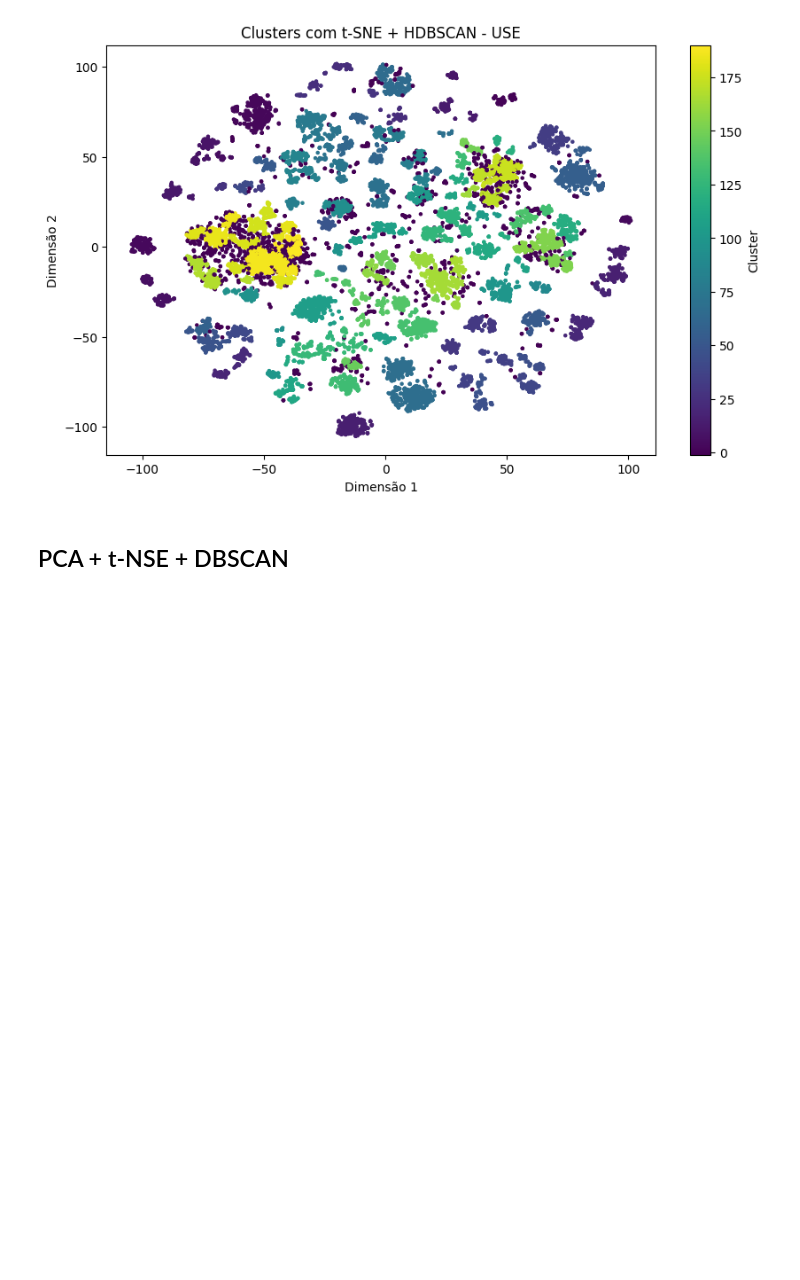
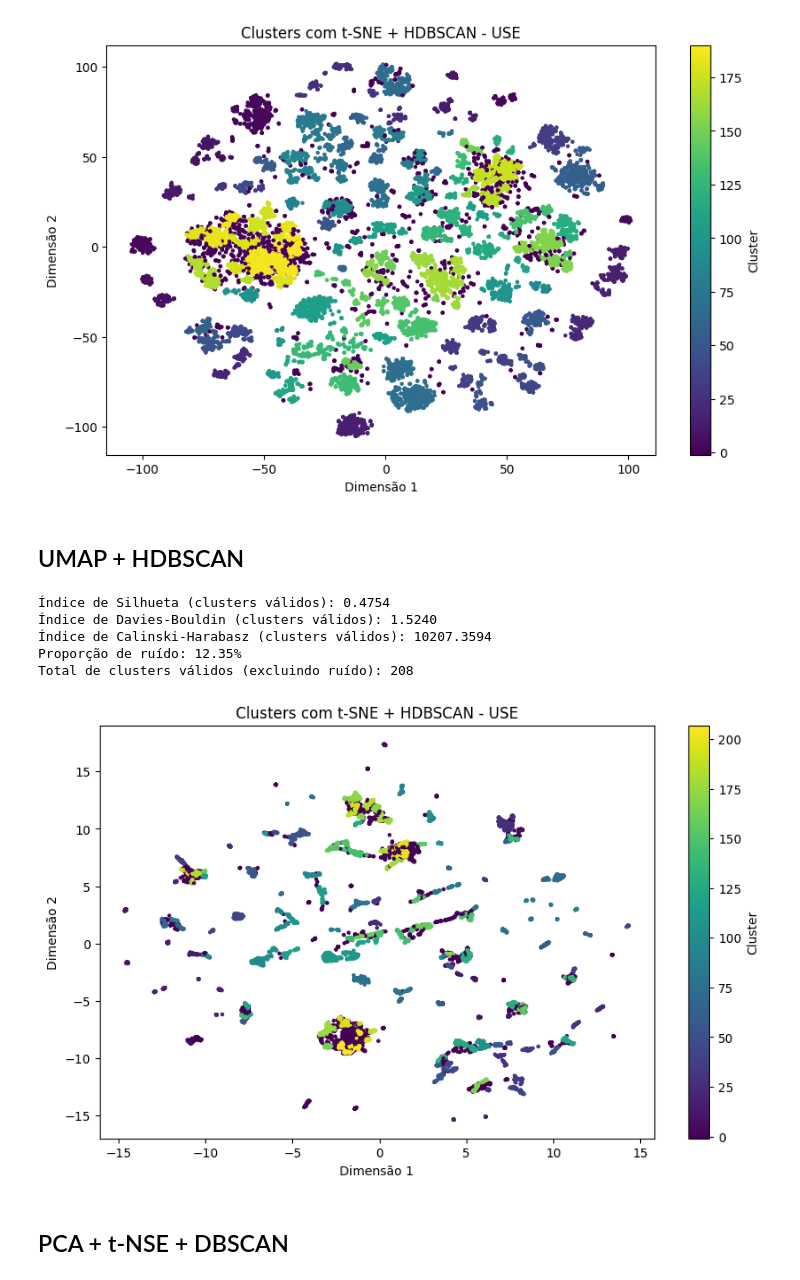
Before and after one commit to aqcorreia/PPCA-MD-Trabalho, a Jupyter notebook: 05_1_Clustering_USE.ipynb, the cells around one changed output. Saved outputs shown, nothing was run; the diff lists cells and outputs as text; code cells hidden in the pictures; blank space fills up the shorter version.

```diff
--- a/05_1_Clustering_USE.ipynb
+++ b/05_1_Clustering_USE.ipynb
@@ -342,7 +492,7 @@ hdbscan_clusterer = hdbscan.HDBSCAN(min_cluster_size=25, min_samples=6, metric='
 clusters = hdbscan_clusterer.fit_predict(embeddings_TSNE_2d)
 
 # Adicionar clusters ao DataFrame
-df_portarias_mgi['Cluster'] = clusters
+df_portarias_mgi[f'Cluster_tnse_hdbscan_{varEmbedding}'] = clusters
 
 # Filtrar os dados para clusters válidos (excluindo ruído)
 mask_valid_clusters = clusters != -1  # Ignorar rótulos de ruído (-1)
@@ -393,6 +543,65 @@ plt.show()
 Proporção de ruído: 9.81%
 Total de clusters válidos (excluindo ruído): 191
 [figure]
+# %% [markdown]
+## UMAP + HDBSCAN
+# %%
+# Configurar HDBSCAN
+hdbscan_clusterer = hdbscan.HDBSCAN(min_cluster_size=25, min_samples=6, metric='euclidean')
+clusters = hdbscan_clusterer.fit_predict(embeddings_umap_2d)
+
+# Adicionar clusters ao DataFrame
+df_portarias_mgi[f'Cluster_umap_hdbscan_{varEmbedding}'] = clusters
+
+# Filtrar os dados para clusters válidos (excluindo ruído)
+mask_valid_clusters = clusters != -1  # Ignorar rótulos de ruído (-1)
+valid_embeddings = embeddings_TSNE_2d[mask_valid_clusters]
+valid_clusters = clusters[mask_valid_clusters]
+
+# Verificar se há clusters válidos suficientes
+if len(set(valid_clusters)) > 1:  # Garantir que há mais de um cluster válido
+    # Índice de Silhueta
+    silhouette_avg = silhouette_score(valid_embeddings, valid_clusters)
+    print(f"Índice de Silhueta (clusters válidos): {silhouette_avg:.4f}")
+
+    # Índice de Davies-Bouldin
+    davies_bouldin = davies_bouldin_score(valid_embeddings, valid_clusters)
+    print(f"Índice de Davies-Bouldin (clusters válidos): {davies_bouldin:.4f}")
+
+    # Índice de Calinski-Harabasz
+    calinski_harabasz = calinski_harabasz_score(valid_embeddings, valid_clusters)
+    print(f"Índice de Calinski-Harabasz (clusters válidos): {calinski_harabasz:.4f}")
+else:
+    print("Não há clusters suficientes para calcular as métricas.")
+
+# Proporção de ruído
+num_points = len(clusters)
+num_noise = np.sum(clusters == -1)
+noise_ratio = num_noise / num_points
+print(f"Proporção de ruído: {noise_ratio:.2%}")
+
+# Total de clusters válidos (excluindo ruído)
+total_clusters_excl_noise = len(set(clusters) - {-1})  # Remove o cluster de ruído (-1)
+print(f"Total de clusters válidos (excluindo ruído): {total_clusters_excl_noise}")
+
+# Visualização dos clusters
+plt.figure(figsize=(10, 6))
+plt.scatter(
+    embeddings_umap_2d[:, 0], embeddings_umap_2d[:, 1],
+    c=clusters, cmap='viridis', s=5
+)
+plt.title(f"Clusters com t-SNE + HDBSCAN - {varEmbedding}")
+plt.xlabel("Dimensão 1")
+plt.ylabel("Dimensão 2")
+plt.colorbar(label="Cluster")
+plt.show()
+# %% [output]
+Índice de Silhueta (clusters válidos): 0.4754
+Índice de Davies-Bouldin (clusters válidos): 1.5240
+Índice de Calinski-Harabasz (clusters válidos): 10207.3594
+Proporção de ruído: 12.35%
+Total de clusters válidos (excluindo ruído): 208
+[figure, added]
 # %% [markdown]
 ## PCA + t-NSE + DBSCAN
 # %%
```
Also changed, not shown: parts of 18 cells of this notebook, 5 other files.
